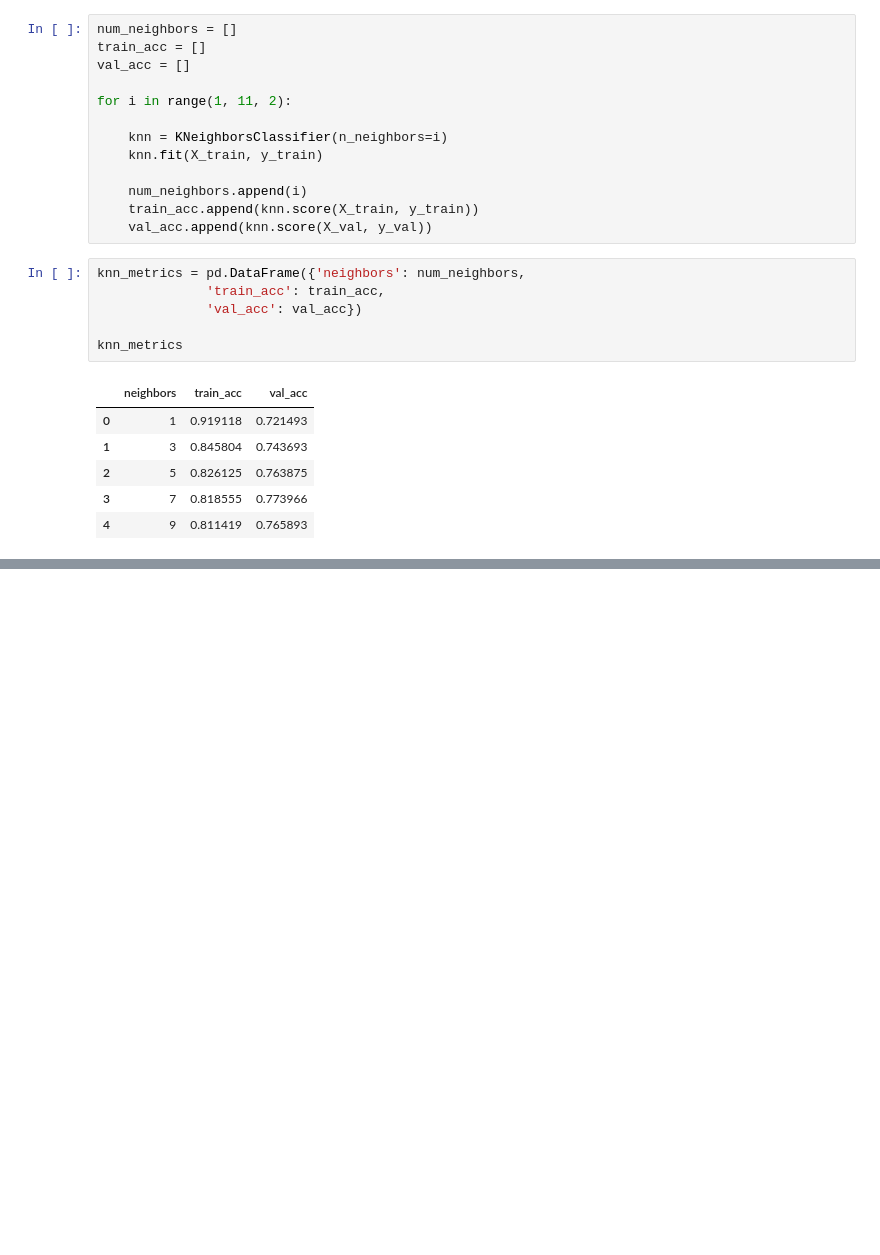
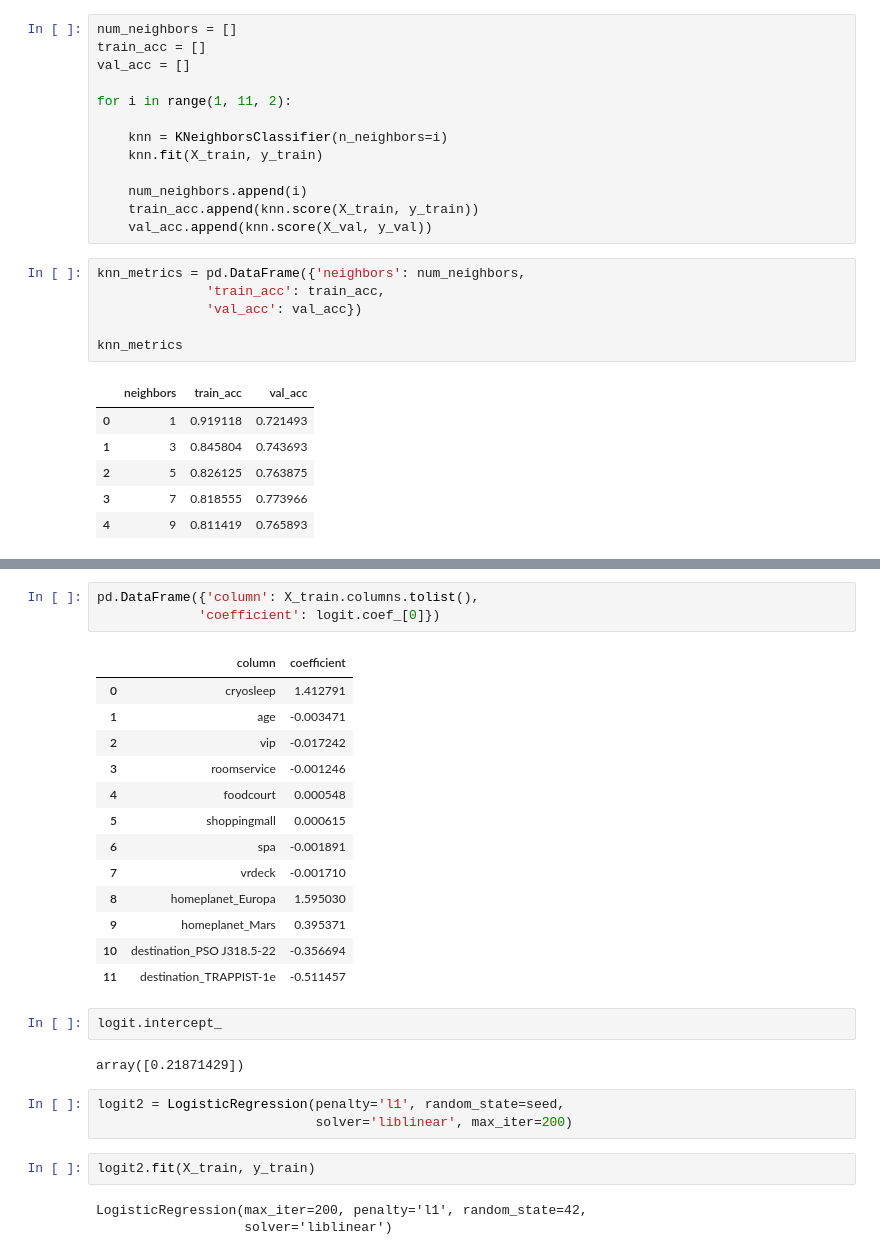
Before and after one commit to shawn-brown12/classification-exercises, a Jupyter notebook: classification_modeling_lessons.ipynb, the cells around one changed output, grey strips where cells are left out. Cells and saved outputs as stored; diff of their text form; blank space fills up the shorter version.

```diff
--- a/classification_modeling_lessons.ipynb
+++ b/classification_modeling_lessons.ipynb
@@ -353,0 +392,29 @@ knn_metrics
+# %%
+pd.DataFrame({'column': X_train.columns.tolist(),
+             'coefficient': logit.coef_[0]})
+# %% [output]
+|  | column | coefficient |
+| 0 | cryosleep | 1.412791 |
+| 1 | age | -0.003471 |
+| 2 | vip | -0.017242 |
+| 3 | roomservice | -0.001246 |
+| 4 | foodcourt | 0.000548 |
+| 5 | shoppingmall | 0.000615 |
+| 6 | spa | -0.001891 |
+| 7 | vrdeck | -0.001710 |
+| 8 | homeplanet_Europa | 1.595030 |
+| 9 | homeplanet_Mars | 0.395371 |
+| 10 | destination_PSO J318.5-22 | -0.356694 |
+| 11 | destination_TRAPPIST-1e | -0.511457 |
+# %%
+logit.intercept_
+# %% [output]
+array([0.21871429])
+# %%
+logit2 = LogisticRegression(penalty='l1', random_state=seed,
+                            solver='liblinear', max_iter=200)
+# %%
+logit2.fit(X_train, y_train)
+# %% [output]
+LogisticRegression(max_iter=200, penalty='l1', random_state=42,
+                   solver='liblinear')
```
Also changed, not shown: parts of 27 cells of this notebook, 3 other files.
